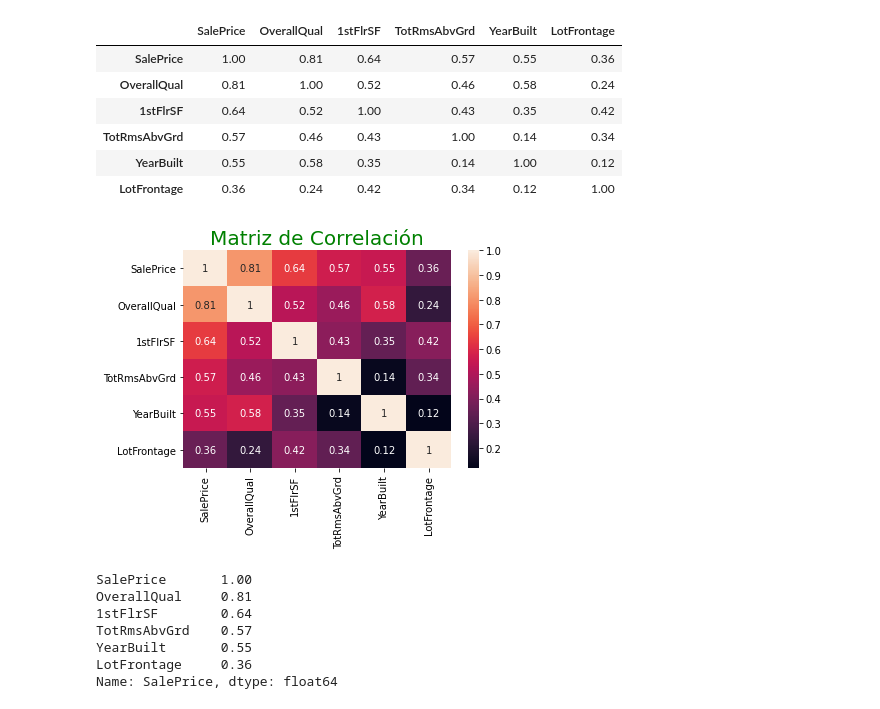
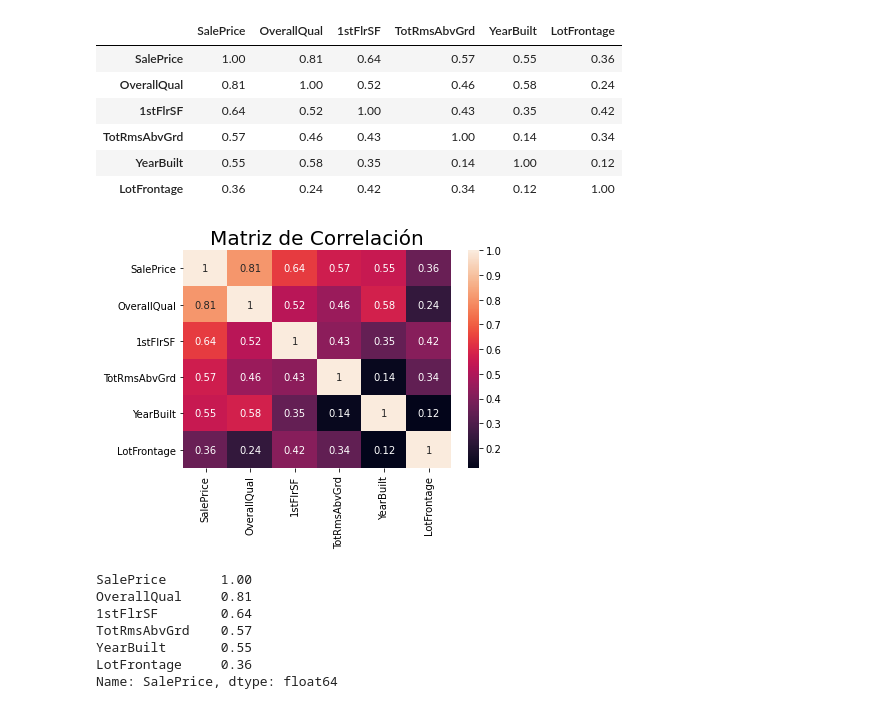
Before and after one commit to navas604/Ciencia-de-Datos-en-Python, a Jupyter notebook: Proyecto.ipynb, the cells around one changed output. Drawn from its saved outputs; the diff is of its cells as text; code cells hidden in the pictures.

```diff
--- a/Proyecto.ipynb
+++ b/Proyecto.ipynb
@@ -252,11 +266,11 @@ corr_matrix
 # %%
 # Visualización de Matriz de Correlación entre todas las variables
 
 sns.heatmap(corr_matrix, annot=True)
-plt.title("Matriz de Correlación", fontdict={"fontsize":20, "color":"green"})
+plt.title("Matriz de Correlación", fontdict={"fontsize":20, "color":"black"})
 plt.show()
 # %% [output]
-[figure, old version]
+[figure, new version]
 # %%
 # Coeficientes de correlación con el precio de venta "SalePrice"
 
```
Also changed, not shown: parts of 21 cells of this notebook.
